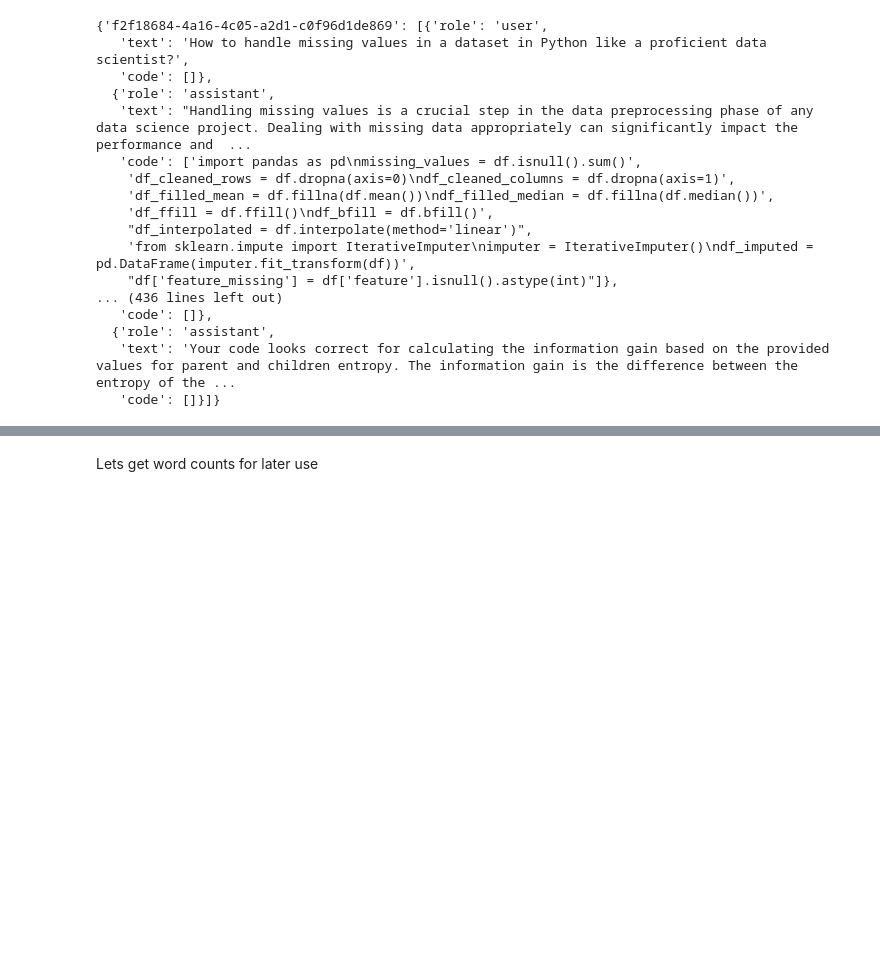
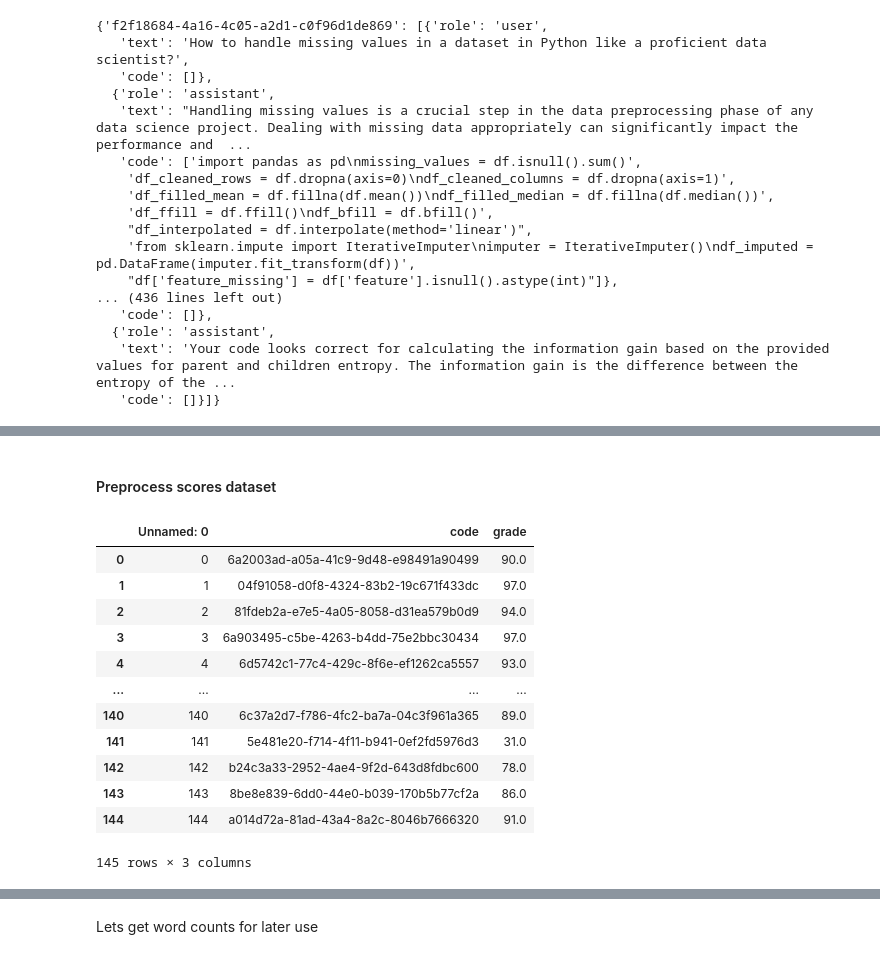
Before and after one commit to cerenarkac21/PROJE_CS412, a Jupyter notebook: code_base.ipynb, the cells around one changed output, grey strips where cells are left out. Cells and saved outputs as stored; diff of their text form; code cells hidden in the pictures; blank space fills up the shorter version.

```diff
--- a/code_base.ipynb
+++ b/code_base.ipynb
@@ -142,0 +182,20 @@ pprint(code2convos["f2f18684-4a16-4c05-a2d1-c0f96d1de869"])
+# %% [markdown]
+#### Preprocess scores dataset
+# %%
+# reading the scores
+scores = pd.read_csv("scores.csv", sep=",")
+scores
+# %% [output]
+|  | Unnamed: 0 | code | grade |
+| 0 | 0 | 6a2003ad-a05a-41c9-9d48-e98491a90499 | 90.0 |
+| 1 | 1 | 04f91058-d0f8-4324-83b2-19c671f433dc | 97.0 |
+| 2 | 2 | 81fdeb2a-e7e5-4a05-8058-d31ea579b0d9 | 94.0 |
+| 3 | 3 | 6a903495-c5be-4263-b4dd-75e2bbc30434 | 97.0 |
+| 4 | 4 | 6d5742c1-77c4-429c-8f6e-ef1262ca5557 | 93.0 |
+| ... | ... | ... | ... |
+| 140 | 140 | 6c37a2d7-f786-4fc2-ba7a-04c3f961a365 | 89.0 |
+| 141 | 141 | 5e481e20-f714-4f11-b941-0ef2fd5976d3 | 31.0 |
+| 142 | 142 | b24c3a33-2952-4ae4-9f2d-643d8fdbc600 | 78.0 |
+| 143 | 143 | 8be8e839-6dd0-44e0-b039-170b5b77cf2a | 86.0 |
+| 144 | 144 | a014d72a-81ad-43a4-8a2c-8046b7666320 | 91.0 |
+145 rows × 3 columns
```
Also changed, not shown: parts of 20 cells of this notebook.
